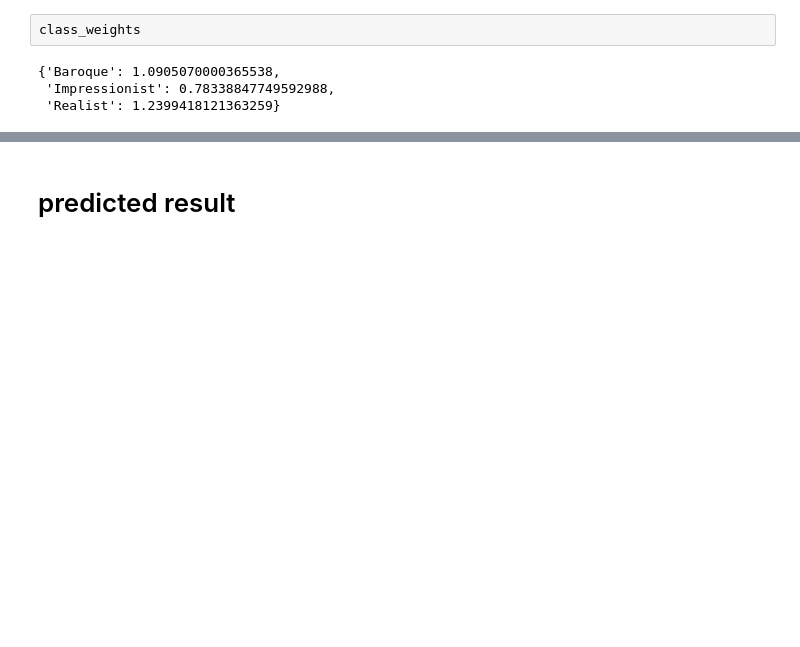
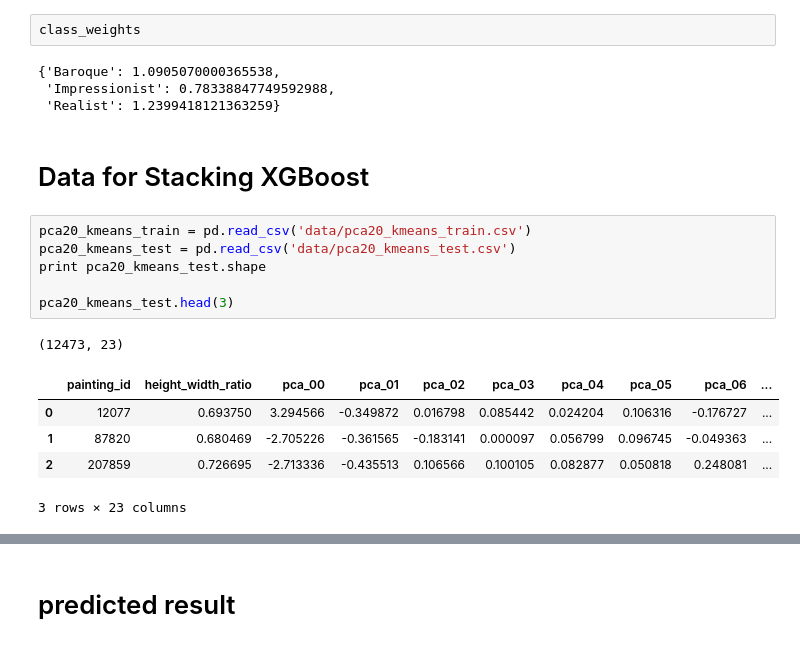
Before and after one commit to Tingting-Chang/painting-classifier, a Jupyter notebook: data_pre_models.ipynb, the cells around one changed output, grey strips where cells are left out. Saved outputs shown, nothing was run; the diff lists cells and outputs as text; blank space fills up the shorter version.

```diff
--- a/data_pre_models.ipynb
+++ b/data_pre_models.ipynb
@@ -530,3 +525,18 @@ class_weights
 {'Baroque': 1.0905070000365538,
  'Impressionist': 0.78338847749592988,
  'Realist': 1.2399418121363259}
+# %% [markdown]
+# Data for Stacking XGBoost
+# %%
+pca20_kmeans_train = pd.read_csv('data/pca20_kmeans_train.csv')
+pca20_kmeans_test = pd.read_csv('data/pca20_kmeans_test.csv')
+print pca20_kmeans_test.shape
+
+pca20_kmeans_test.head(3)
+# %% [output]
+(12473, 23)
+|  | painting_id | height_width_ratio | pca_00 | pca_01 | pca_02 | pca_03 | pca_04 | pca_05 | pca_06 | ... |
+| 0 | 12077 | 0.693750 | 3.294566 | -0.349872 | 0.016798 | 0.085442 | 0.024204 | 0.106316 | -0.176727 | ... |
+| 1 | 87820 | 0.680469 | -2.705226 | -0.361565 | -0.183141 | 0.000097 | 0.056799 | 0.096745 | -0.049363 | ... |
+| 2 | 207859 | 0.726695 | -2.713336 | -0.435513 | 0.106566 | 0.100105 | 0.082877 | 0.050818 | 0.248081 | ... |
+3 rows × 23 columns
```
Also changed, not shown: parts of 24 cells of this notebook, 8 other files.
